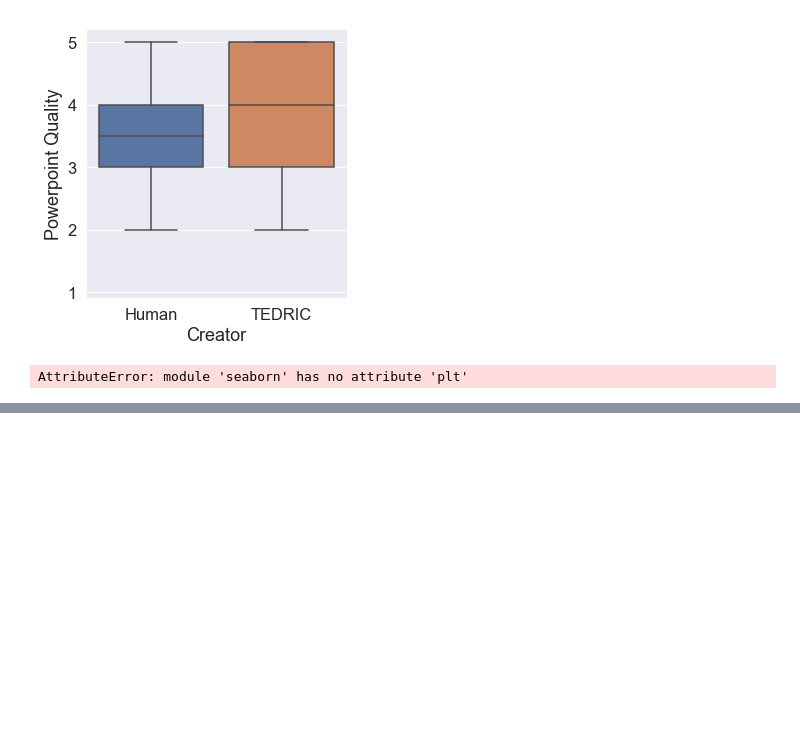
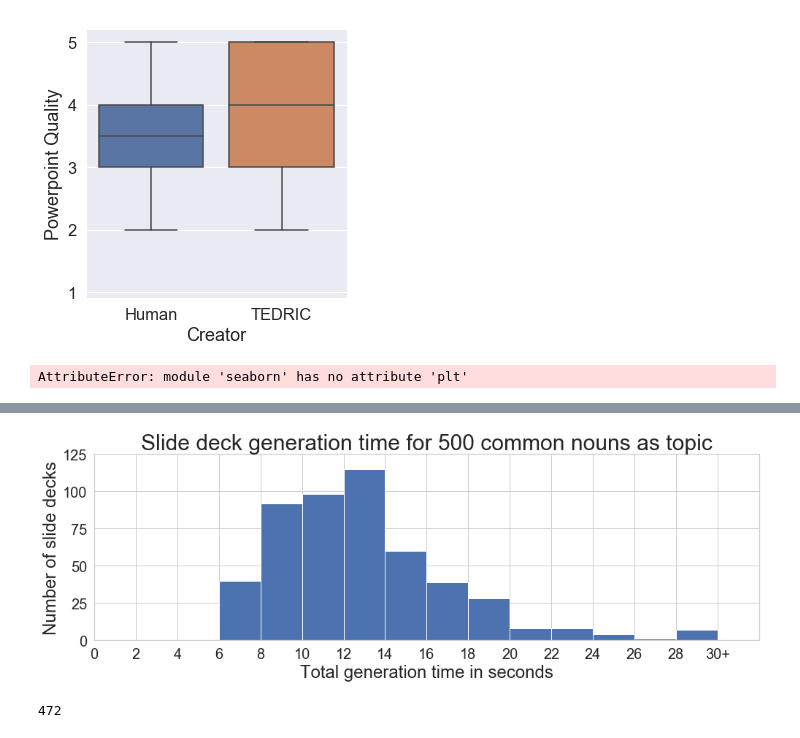
Before and after one commit to korymath/tedric-analysis, a Jupyter notebook: TEDRIC_Analysis.ipynb, the cells around one changed output, grey strips where cells are left out. Saved outputs shown, nothing was run; the diff lists cells and outputs as text; code cells hidden in the pictures; blank space fills up the shorter version.

Commit message:
Added timings analysis

```diff
--- a/TEDRIC_Analysis.ipynb
+++ b/TEDRIC_Analysis.ipynb
@@ -121,0 +112,37 @@ sns.catplot(x="Creator", y="Powerpoint Quality",
+# %%
+timing_data = pd.read_csv('timings.csv')
+bin_width = 2
+max_bin = 32
+bins = np.arange(-bin_width,max_bin,bin_width)
+
+
+
+
+fig, ax = plt.subplots(figsize=(14, 5))
+_, bins, patches = plt.hist(x=np.clip(timing_data['total_time'], bins[0], bins[-1]),
+                            bins=bins)
+
+xlabels = bins[1:].astype(str)
+xlabels[-1] += '+'
+
+N_labels = len(xlabels)
+plt.xlim([0, max_bin])
+plt.xticks(bin_width*np.arange(N_labels), fontsize=20)
+ax.set_xticklabels(xlabels)
+
+plt.yticks(np.arange(0,150,25), fontsize=20)
+plt.xlabel('Total generation time in seconds', fontsize=24)
+plt.ylabel('Number of slide decks', fontsize=24)
+plt.title('Slide deck generation time for 500 common nouns as topic', fontsize=30)
+# plt.setp(patches, linewidth=0)
+# plt.legend(loc='upper left')
+
+fig.tight_layout()
+plt.savefig("timings_histogram.eps")
+# %% [output]
+[figure, added]
+# %%
+less_than_20_seconds = timing_data.loc[timing_data['total_time'] < 20]
+print(len(less_than_20_seconds))
+# %% [output]
+472
```
Also changed, not shown: parts of 6 cells of this notebook, 2 other files.
